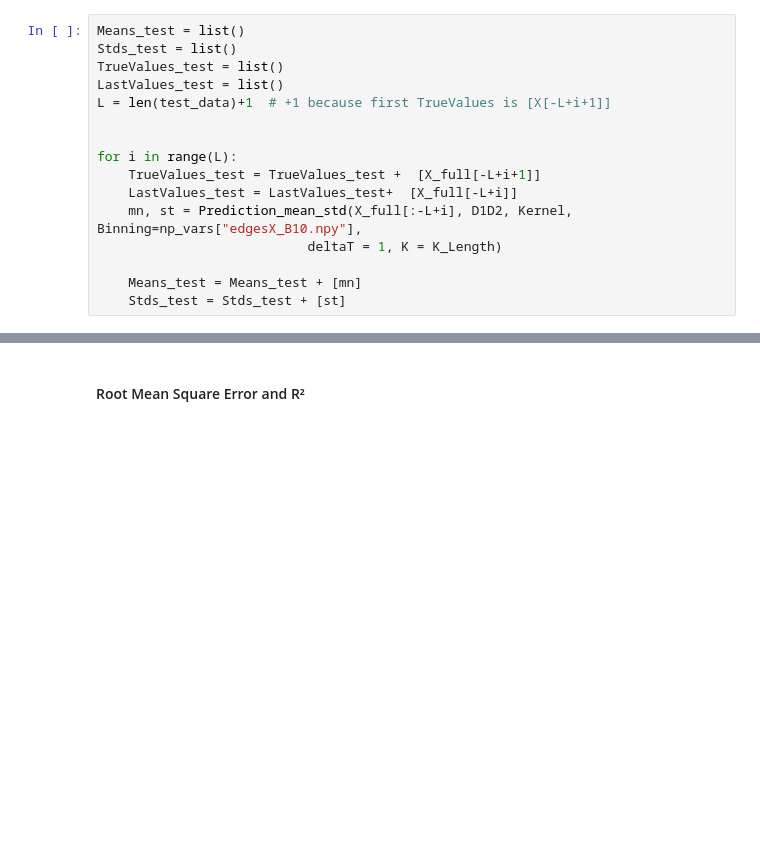
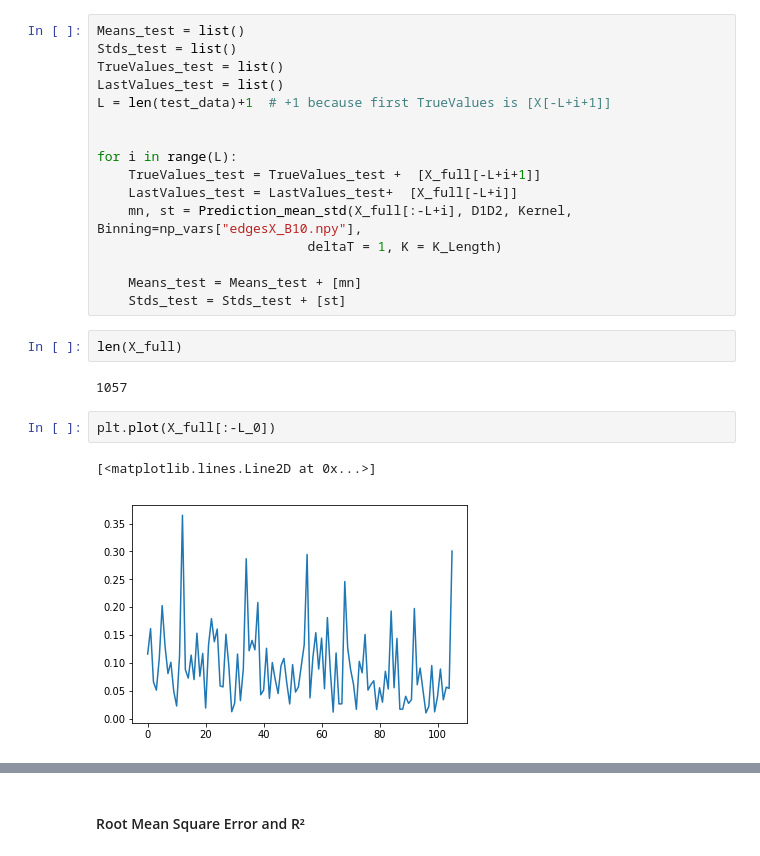
Before and after one commit to TobiasW1891/GLE-Market-Correlation, a Jupyter notebook: Prediction via GLE.ipynb, the cells around one changed output, grey strips where cells are left out. Cells and saved outputs as stored; diff of their text form; blank space fills up the shorter version.

```diff
--- a/Prediction via GLE.ipynb
+++ b/Prediction via GLE.ipynb
@@ -269,3 +323,12 @@ for i in range(L):
 
     Means_test = Means_test + [mn]
     Stds_test = Stds_test + [st]
+# %%
+len(X_full)
+# %% [output]
+1057
+# %%
+plt.plot(X_full[:-L_0])
+# %% [output]
+[<matplotlib.lines.Line2D at 0x...>]
+[figure, added]
```
Also changed, not shown: parts of 30 cells of this notebook.
